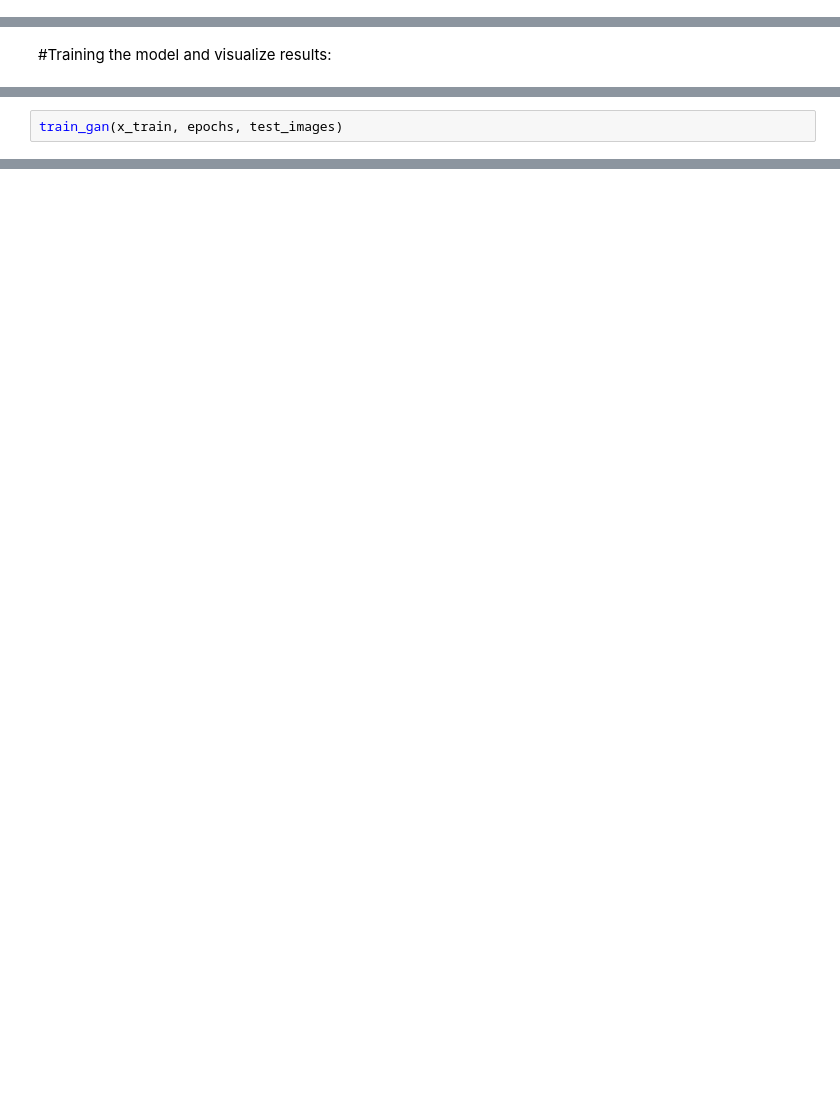
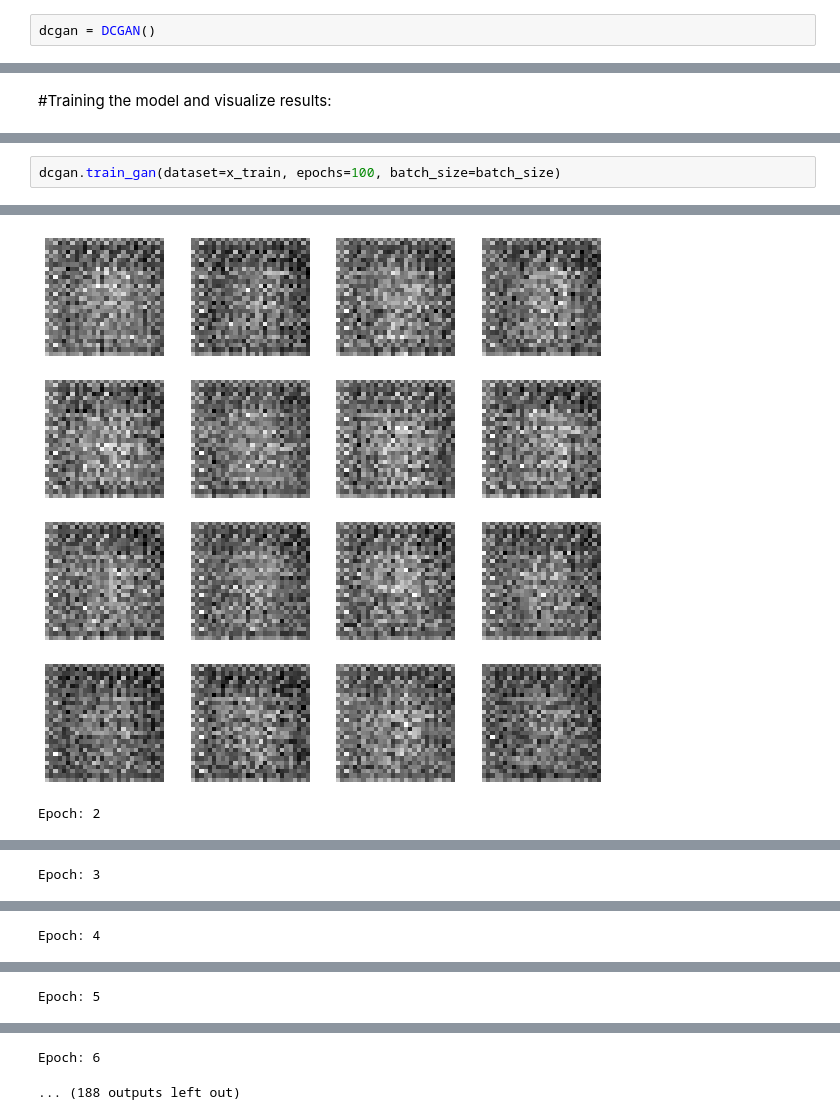
Before and after one commit to ViniTelheiro/Curso_RNN, a Jupyter notebook: DCGAN.ipynb, the cells around one changed output, grey strips where cells are left out. Cells and saved outputs as stored; diff of their text form; blank space fills up the shorter version.

```diff
--- a/DCGAN.ipynb
+++ b/DCGAN.ipynb
@@ -160,0 +147,2 @@ discriminator_optimizer = tf.keras.optimizers.Adam(learning_rate=1e-5)
+# %%
+dcgan = DCGAN()
@@ -204,2 +190,0 @@ def train_gan(dataset, epochs, test_images):
-# %%
-train_gan(x_train, epochs, test_images)
@@ -219,0 +191,3 @@ Epoch: 6
+# %%
+dcgan.train_gan(dataset=x_train, epochs=100, batch_size=batch_size)
+# %% [output]
@@ -219,0 +201,2 @@ Epoch: 6
+[figure, added]
+Epoch: 2
@@ -219,0 +204 @@ Epoch: 6
+Epoch: 3
@@ -219,0 +206 @@ Epoch: 6
+Epoch: 4
@@ -219,0 +208 @@ Epoch: 6
+Epoch: 5
@@ -219,0 +210,2 @@ Epoch: 6
+Epoch: 6
+... (188 outputs left out)
```
Also changed, not shown: parts of 25 cells of this notebook.
